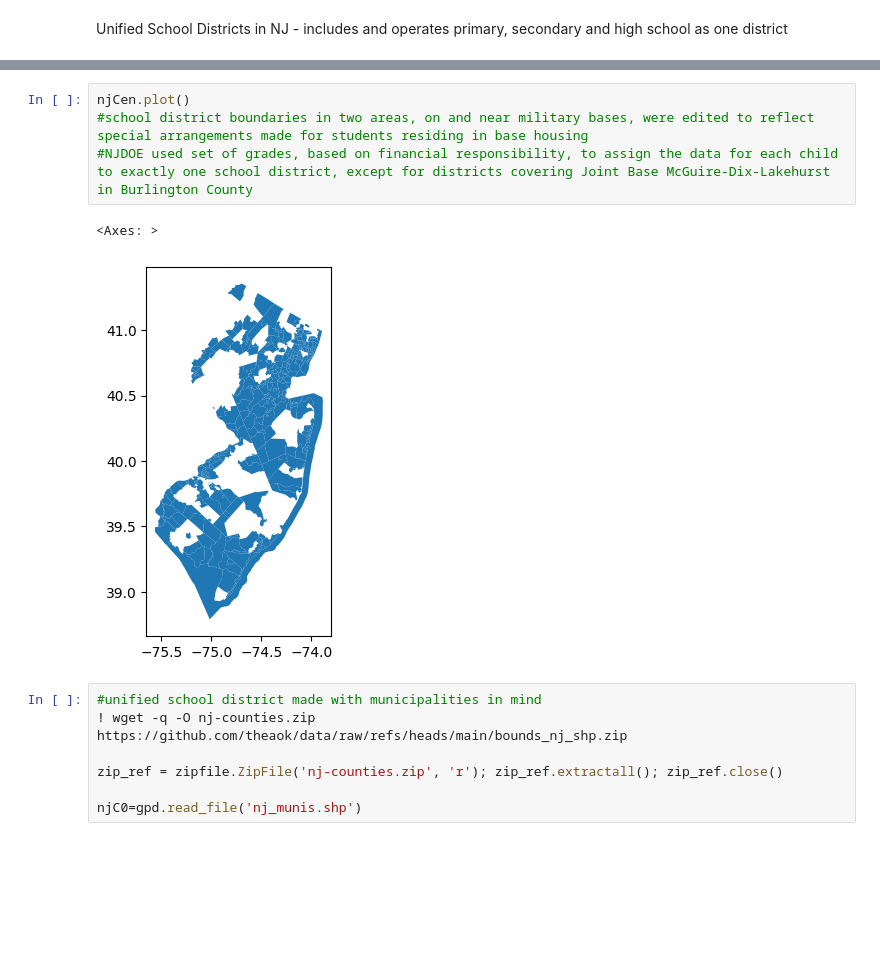
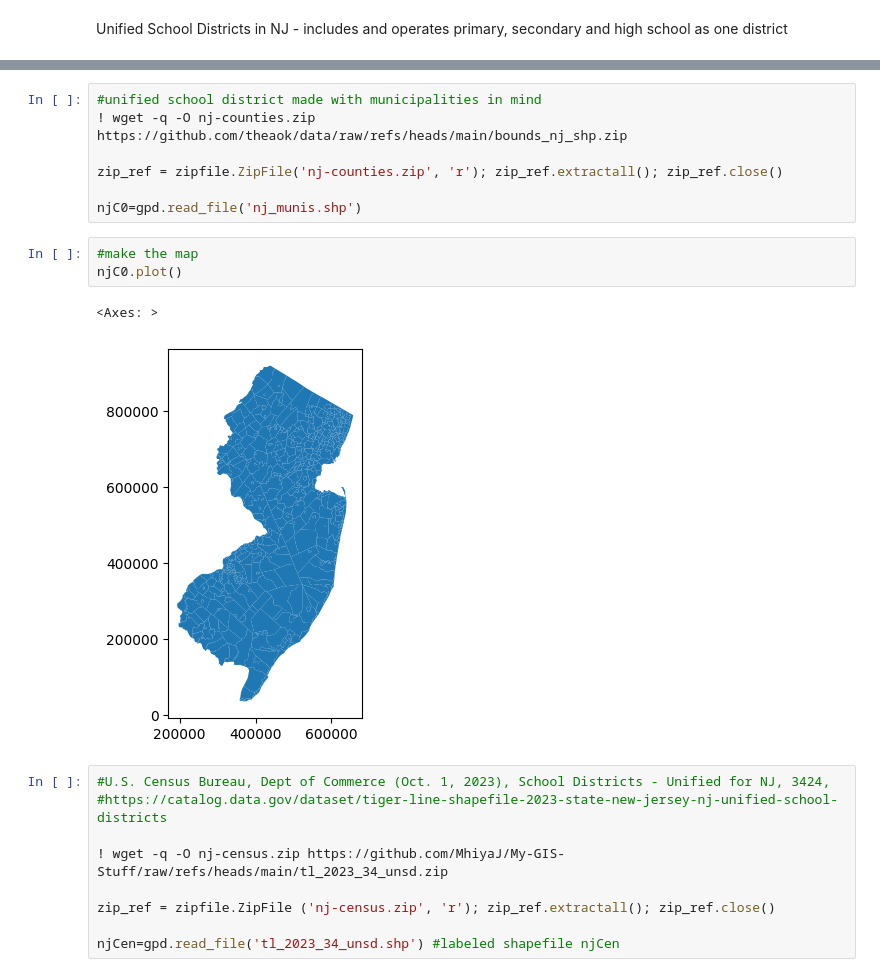
Before and after one commit to MhiyaJ/My-GIS-Stuff, a Jupyter notebook: After_School_Programs.ipynb, the cells around one changed output, grey strips where cells are left out. Drawn from its saved outputs; the diff is of its cells as text; blank space fills up the shorter version.

Commit message:
municipalities > census > school district maps

```diff
--- a/After_School_Programs.ipynb
+++ b/After_School_Programs.ipynb
@@ -49,10 +40,3 @@ njCen=gpd.read_file('tl_2023_34_unsd.shp') #look for shapefile (shp.), labeled s
-# %%
-njCen.plot()
-#school district boundaries in two areas, on and near military bases, were edited to reflect special arrangements made for students residing in base housing
-#NJDOE used set of grades, based on financial responsibility, to assign the data for each child to exactly one school district, except for districts covering Joint Base McGuire-Dix-Lakehurst in Burlington County
-# %% [output]
-<Axes: >
-[figure, removed]
 # %%
 #unified school district made with municipalities in mind
 ! wget -q -O nj-counties.zip https://github.com/theaok/data/raw/refs/heads/main/bounds_nj_shp.zip
@@ -60,3 +44,18 @@ njCen.plot()
 zip_ref = zipfile.ZipFile('nj-counties.zip', 'r'); zip_ref.extractall(); zip_ref.close()
 
 njC0=gpd.read_file('nj_munis.shp')
+# %%
+#make the map
+njC0.plot()
+# %% [output]
+<Axes: >
+[figure, added]
+# %%
+#U.S. Census Bureau, Dept of Commerce (Oct. 1, 2023), School Districts - Unified for NJ, 3424,
+#https://catalog.data.gov/dataset/tiger-line-shapefile-2023-state-new-jersey-nj-unified-school-districts
+
+! wget -q -O nj-census.zip https://github.com/MhiyaJ/My-GIS-Stuff/raw/refs/heads/main/tl_2023_34_unsd.zip
+
+zip_ref = zipfile.ZipFile ('nj-census.zip', 'r'); zip_ref.extractall(); zip_ref.close()
+
+njCen=gpd.read_file('tl_2023_34_unsd.shp') #labeled shapefile njCen
```
Also changed, not shown: parts of 4 cells of this notebook.
